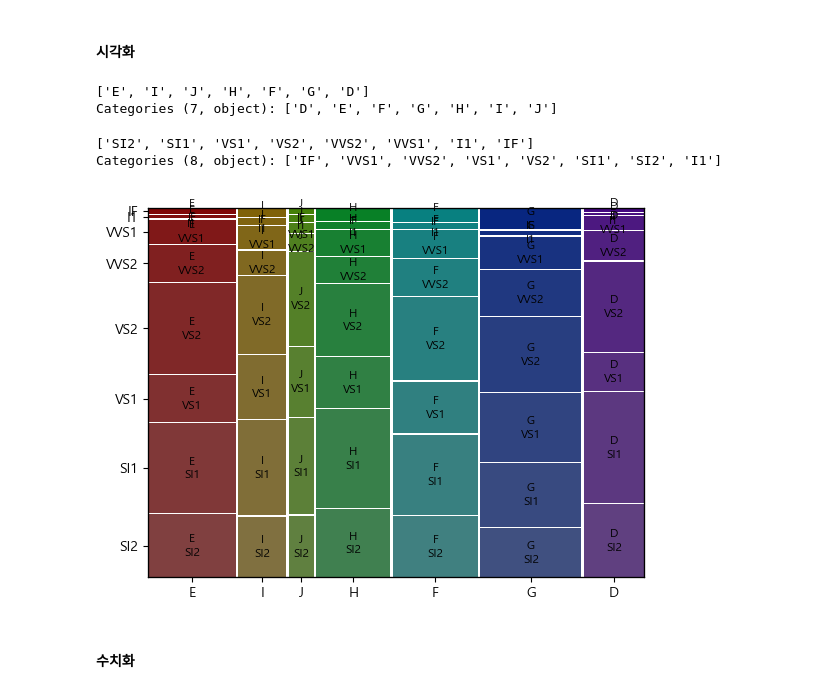
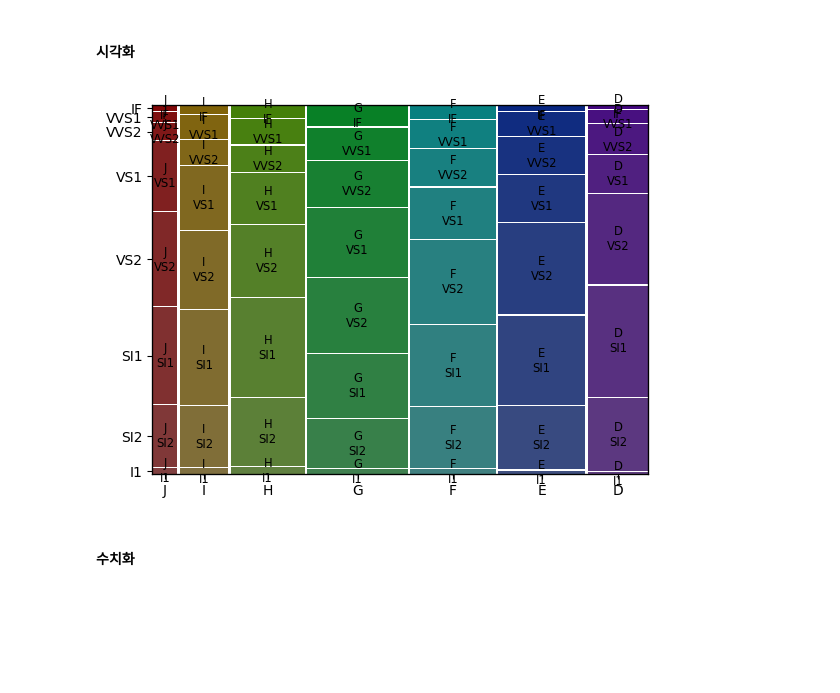
Before and after one commit to Insight-Sogang-Univ/insight-14th, a Jupyter notebook: basic/osmund0228/session03/assignment_statistics.ipynb, the cells around one changed output. Cells and saved outputs as stored; diff of their text form; code cells hidden in the pictures; blank space fills up the shorter version.

```diff
--- a/basic/osmund0228/session03/assignment_statistics.ipynb
+++ b/basic/osmund0228/session03/assignment_statistics.ipynb
@@ -167,35 +167,16 @@ p값도 0.0으로 0.05보다 작으므로 귀무가설을 기각하고, 대립
 * 대립가설:다이아몬드 색상의 등급과 선명도는 관계가 있다.
 # %% [markdown]
 #### 시각화
-# %%
-diamonds['color'].unique()
-# %% [output]
-['E', 'I', 'J', 'H', 'F', 'G', 'D']
-Categories (7, object): ['D', 'E', 'F', 'G', 'H', 'I', 'J']
-# %%
-diamonds['clarity'].unique()
-# %% [output]
-['SI2', 'SI1', 'VS1', 'VS2', 'VVS2', 'VVS1', 'I1', 'IF']
-Categories (8, object): ['IF', 'VVS1', 'VVS2', 'VS1', 'VS2', 'SI1', 'SI2', 'I1']
 # %%
 # 시각화 코드를 작성해주세요
-import pandas as pd
 from statsmodels.graphics.mosaicplot import mosaic
 import matplotlib.pyplot as plt
 
-#원하는 순서 지정(리스트로)
-color_order = ['D','E','F','G','H','I','J']
-clarity_order = ['IF', 'VVS1', 'VVS2', 'VS1', 'VS2', 'SI1', 'SI2', 'I1']
+mosaic(diamonds.sort_values(['color','clarity'], ascending=False), ['color','clarity'])
 
-#pandas의 Categorical 함수를 이용하여 위에 리스트를 순서로 지정함!
-diamonds['color'] = pd.Categorical(diamonds['color'], categories=color_order, ordered=True)
-diamonds['clarity'] = pd.Categorical(diamonds['clarity'], categories=clarity_order, ordered=True)
-
-#순서가 지정된 데이터로 mosaic 플롯을 생성함
-mosaic(diamonds, ['color','clarity'])
 plt.show()
 # %% [output]
-[figure, old version]
+[figure, new version]
 # %% [markdown]
 #### 수치화
 # %%
```
